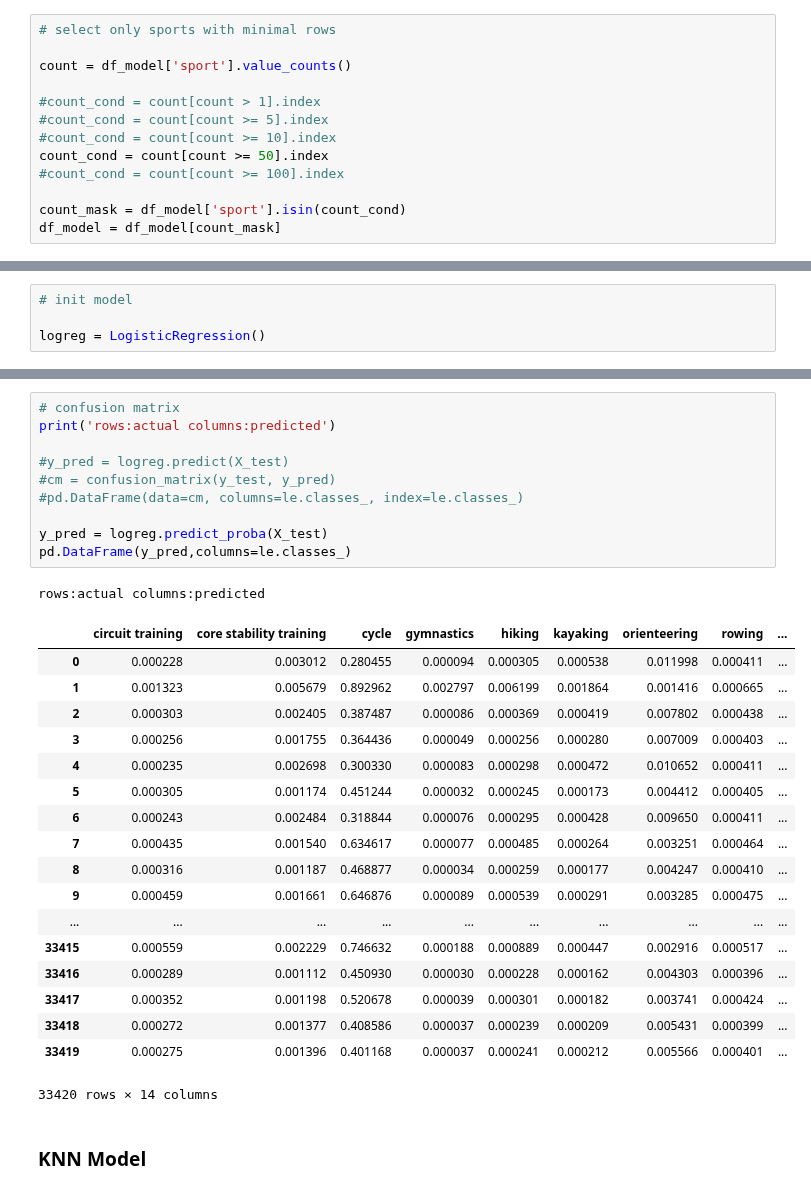
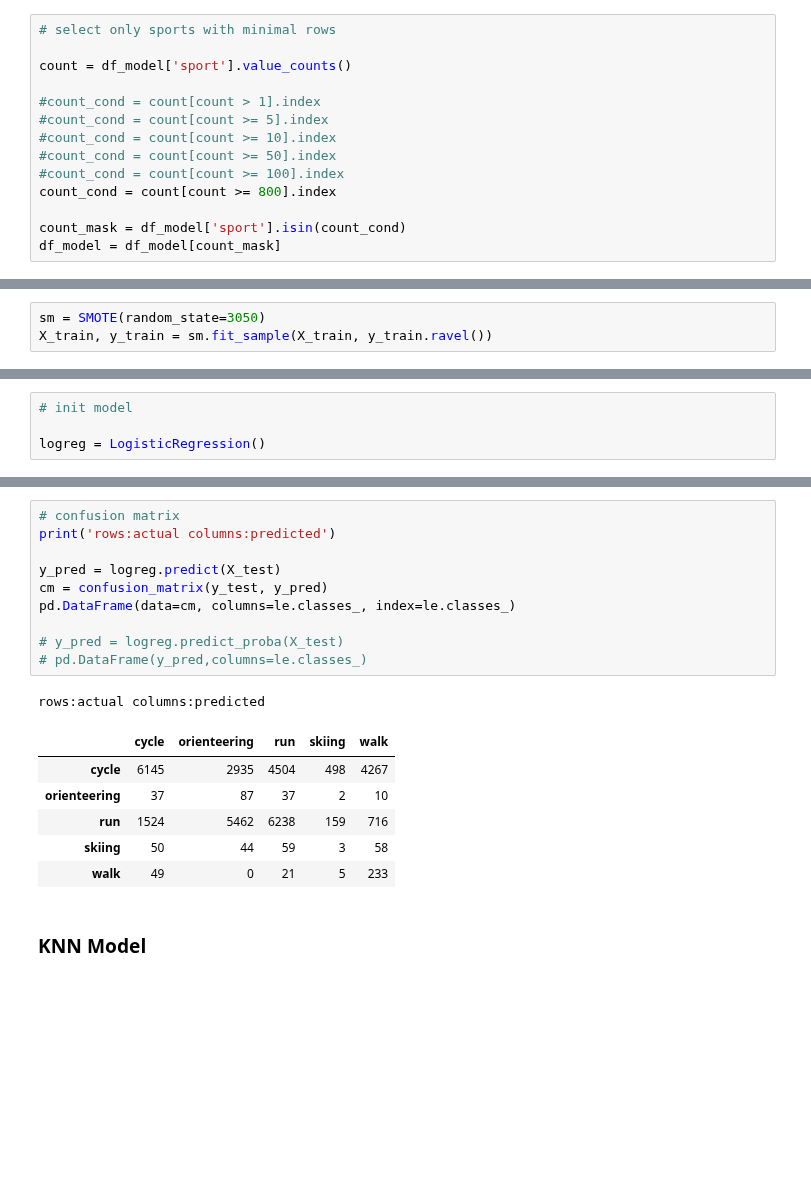
Before and after one commit to cheekeet86/project-capstone, a Jupyter notebook: code/3_model_fitrec.ipynb, the cells around one changed output, grey strips where cells are left out. Drawn from its saved outputs; the diff is of its cells as text; blank space fills up the shorter version.

```diff
--- a/code/3_model_fitrec.ipynb
+++ b/code/3_model_fitrec.ipynb
@@ -159,8 +160,9 @@ count = df_model['sport'].value_counts()
 #count_cond = count[count > 1].index
 #count_cond = count[count >= 5].index
 #count_cond = count[count >= 10].index
-count_cond = count[count >= 50].index
+#count_cond = count[count >= 50].index
 #count_cond = count[count >= 100].index
+count_cond = count[count >= 800].index
 
 count_mask = df_model['sport'].isin(count_cond)
 df_model = df_model[count_mask]
@@ -249,0 +252,3 @@ print(y_test.shape)
+# %%
+sm = SMOTE(random_state=3050)
+X_train, y_train = sm.fit_sample(X_train, y_train.ravel())
@@ -279,33 +303,21 @@ test r2: 0.7059844404548175
 # %%
 # confusion matrix
 print('rows:actual columns:predicted')
 
-#y_pred = logreg.predict(X_test)
-#cm = confusion_matrix(y_test, y_pred)
-#pd.DataFrame(data=cm, columns=le.classes_, index=le.classes_)
+y_pred = logreg.predict(X_test)
+cm = confusion_matrix(y_test, y_pred)
+pd.DataFrame(data=cm, columns=le.classes_, index=le.classes_)
 
-y_pred = logreg.predict_proba(X_test)
-pd.DataFrame(y_pred,columns=le.classes_)
+# y_pred = logreg.predict_proba(X_test)
+# pd.DataFrame(y_pred,columns=le.classes_)
 # %% [output]
 rows:actual columns:predicted
-|  | circuit training | core stability training | cycle | gymnastics | hiking | kayaking | orienteering | rowing | ... |
-| 0 | 0.000228 | 0.003012 | 0.280455 | 0.000094 | 0.000305 | 0.000538 | 0.011998 | 0.000411 | ... |
-| 1 | 0.001323 | 0.005679 | 0.892962 | 0.002797 | 0.006199 | 0.001864 | 0.001416 | 0.000665 | ... |
-| 2 | 0.000303 | 0.002405 | 0.387487 | 0.000086 | 0.000369 | 0.000419 | 0.007802 | 0.000438 | ... |
-| 3 | 0.000256 | 0.001755 | 0.364436 | 0.000049 | 0.000256 | 0.000280 | 0.007009 | 0.000403 | ... |
-| 4 | 0.000235 | 0.002698 | 0.300330 | 0.000083 | 0.000298 | 0.000472 | 0.010652 | 0.000411 | ... |
-| 5 | 0.000305 | 0.001174 | 0.451244 | 0.000032 | 0.000245 | 0.000173 | 0.004412 | 0.000405 | ... |
-| 6 | 0.000243 | 0.002484 | 0.318844 | 0.000076 | 0.000295 | 0.000428 | 0.009650 | 0.000411 | ... |
-| 7 | 0.000435 | 0.001540 | 0.634617 | 0.000077 | 0.000485 | 0.000264 | 0.003251 | 0.000464 | ... |
-| 8 | 0.000316 | 0.001187 | 0.468877 | 0.000034 | 0.000259 | 0.000177 | 0.004247 | 0.000410 | ... |
-| 9 | 0.000459 | 0.001661 | 0.646876 | 0.000089 | 0.000539 | 0.000291 | 0.003285 | 0.000475 | ... |
-| ... | ... | ... | ... | ... | ... | ... | ... | ... | ... |
-| 33415 | 0.000559 | 0.002229 | 0.746632 | 0.000188 | 0.000889 | 0.000447 | 0.002916 | 0.000517 | ... |
-| 33416 | 0.000289 | 0.001112 | 0.450930 | 0.000030 | 0.000228 | 0.000162 | 0.004303 | 0.000396 | ... |
-| 33417 | 0.000352 | 0.001198 | 0.520678 | 0.000039 | 0.000301 | 0.000182 | 0.003741 | 0.000424 | ... |
-| 33418 | 0.000272 | 0.001377 | 0.408586 | 0.000037 | 0.000239 | 0.000209 | 0.005431 | 0.000399 | ... |
-| 33419 | 0.000275 | 0.001396 | 0.401168 | 0.000037 | 0.000241 | 0.000212 | 0.005566 | 0.000401 | ... |
+|  | cycle | orienteering | run | skiing | walk |
+| cycle | 6145 | 2935 | 4504 | 498 | 4267 |
+| orienteering | 37 | 87 | 37 | 2 | 10 |
+| run | 1524 | 5462 | 6238 | 159 | 716 |
+| skiing | 50 | 44 | 59 | 3 | 58 |
+| walk | 49 | 0 | 21 | 5 | 233 |
-33420 rows × 14 columns
 # %% [markdown]
 ### KNN Model
 # %%
```
Also changed, not shown: parts of 24 cells of this notebook, 7 other files.
